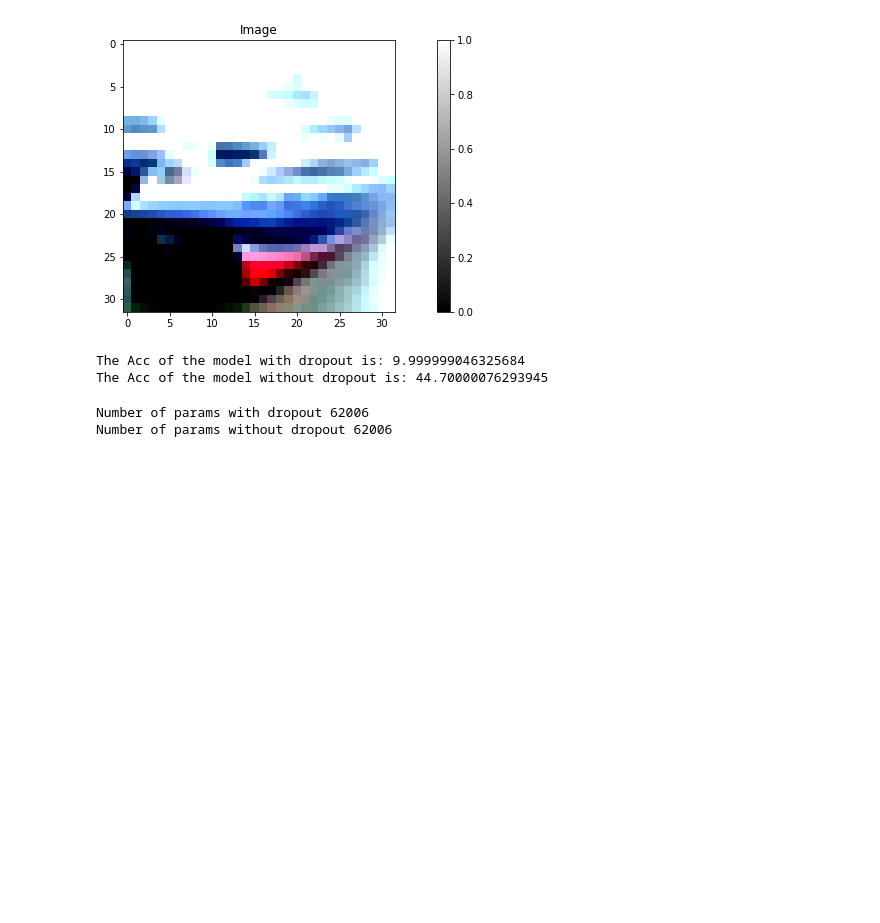
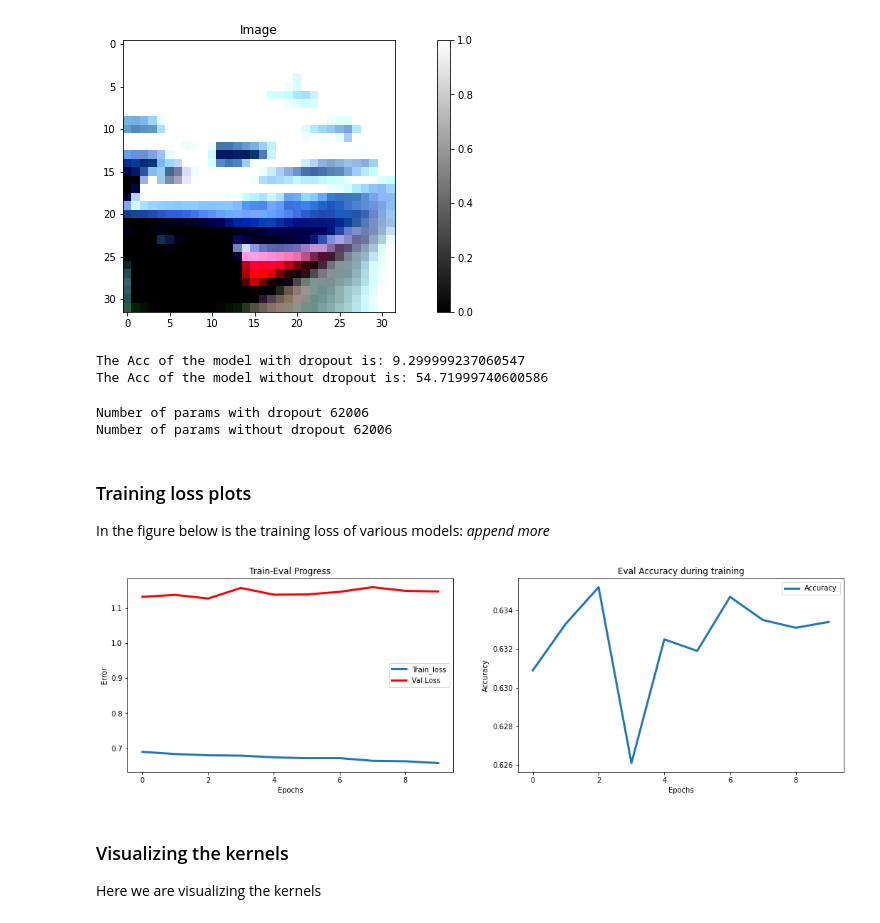
Before and after one commit to vardeep-sandhu/CudaLab, a Jupyter notebook: Sheet03/Sheet03.ipynb, the cells around one changed output. Drawn from its saved outputs; the diff is of its cells as text; code cells hidden in the pictures; blank space fills up the shorter version.

Commit message:
Added visuals

```diff
--- a/Sheet03/Sheet03.ipynb
+++ b/Sheet03/Sheet03.ipynb
@@ -195,15 +228,55 @@ def num_params(model):
 # %%
 loss_without_dropout = training(model=model_without_dropout)
 loss_with_dropout = training(model=model_with_dropout)
+# %%
+cnn = Network(dropout=False, name="model")
+# optimizer =
+cnn, optimizer, epoch, stats = loading_model(cnn, optimizer, "models/without_dropout_9.pth")
 # %%
-print(f"The Acc of the model with dropout is: {testing(model_with_dropout) * 100}")
-print(f"The Acc of the model without dropout is: {testing(model_without_dropout) * 100}")
+acc_1, _ = testing(model_with_dropout)
+acc_2, _ = testing(model_without_dropout)
+
+print(f"The Acc of the model with dropout is: {acc_1 * 100}")
+print(f"The Acc of the model without dropout is: {acc_2 * 100}")
 # %% [output]
-The Acc of the model with dropout is: 9.999999046325684
-The Acc of the model without dropout is: 44.70000076293945
+The Acc of the model with dropout is: 9.299999237060547
+The Acc of the model without dropout is: 54.71999740600586
 # %%
 print(f"Number of params with dropout {num_params(model_with_dropout)}")
 print(f"Number of params without dropout {num_params(model_without_dropout)}")
 # %% [output]
 Number of params with dropout 62006
 Number of params without dropout 62006
+# %% [markdown]
+### Training loss plots
+
+In the figure below is the training loss of various models:
+*append more*
+# %%
+fig, ax = plt.subplots(1,2)
+fig.set_size_inches(18, 5)
+
+ax[0].plot(stats['epoch'], stats['train_loss'], label="Train_loss", linewidth=3)
+ax[0].plot(stats['epoch'], stats['valid_loss'], label="Val Loss", c='red', linewidth=3)
+ax[0].legend(loc='best')
+ax[0].set_xlabel("Epochs")
+ax[0].set_ylabel("Error")
+
+ax[0].set_title("Train-Eval Progress")
+
+
+ax[1].plot(stats['epoch'], stats['accuracy'], label="Accuracy", linewidth=3)
+ax[1].legend(loc='best')
+ax[1].set_xlabel("Epochs")
+ax[1].set_ylabel("Accuracy")
+
+ax[1].set_title("Eval Accuracy during training")
+
+
+plt.show()
+# %% [output]
+[figure, added]
+# %% [markdown]
+### Visualizing the kernels
+
+Here we are visualizing the kernels
```
Also changed, not shown: parts of 4 cells of this notebook.
